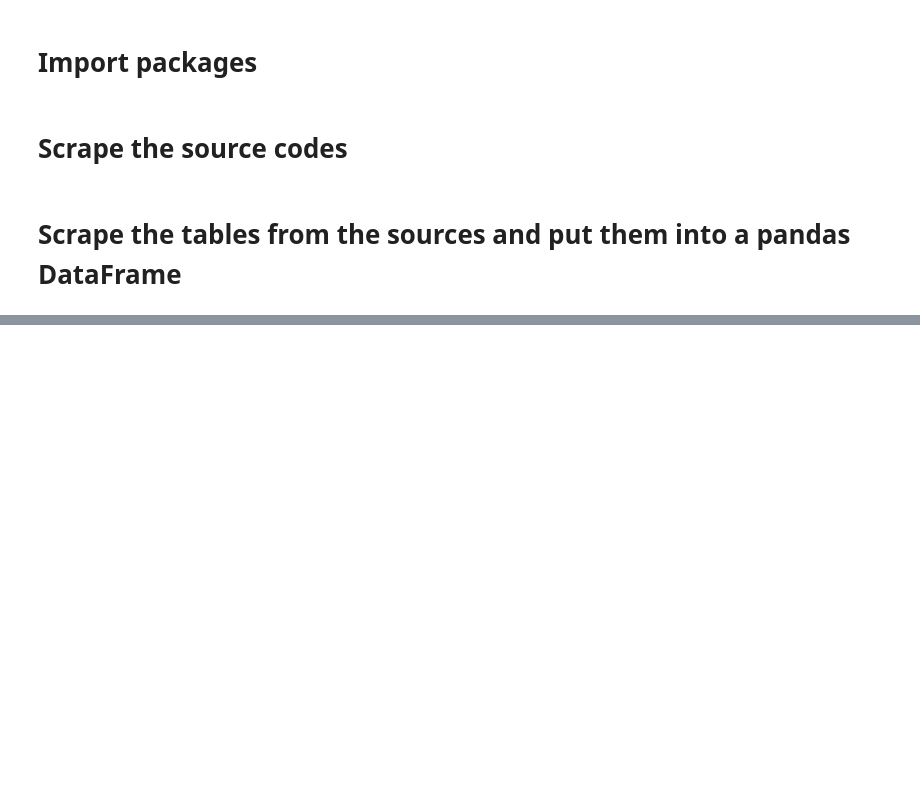
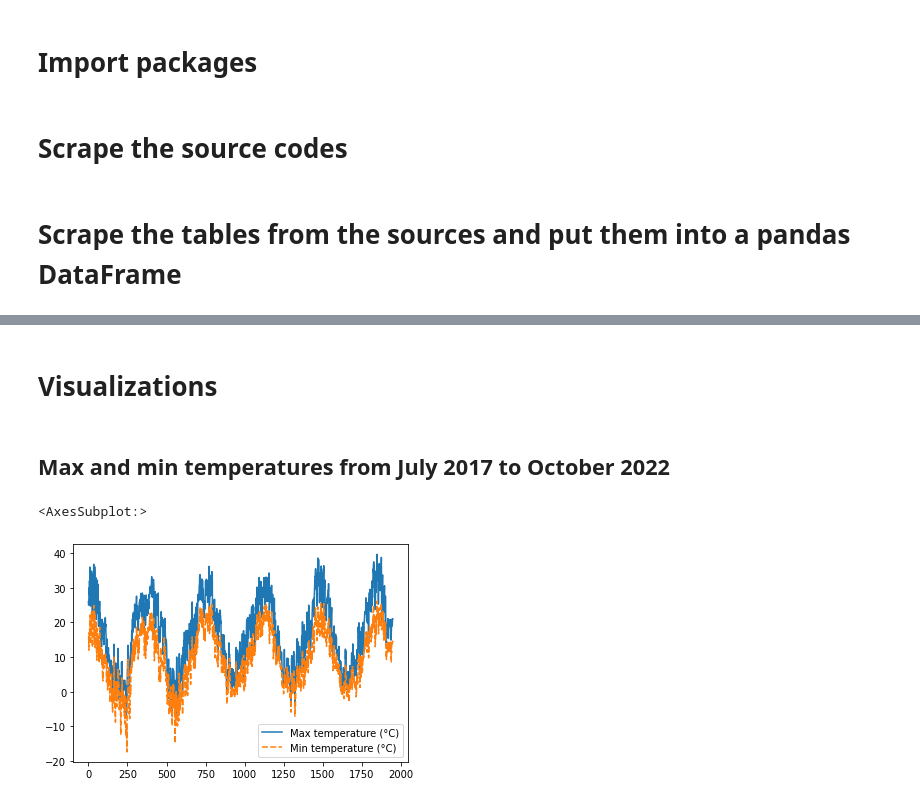
Before and after one commit to qwerty6601/Weather_Prediction_DS, a Jupyter notebook: bp_weather_webscraping.ipynb, the cells around one changed output, grey strips where cells are left out. Drawn from its saved outputs; the diff is of its cells as text; code cells hidden in the pictures; blank space fills up the shorter version.

Commit message:
small changes, added visualizations

```diff
--- a/bp_weather_webscraping.ipynb
+++ b/bp_weather_webscraping.ipynb
@@ -82,0 +81,8 @@ bpweatherdf.head(50)
+# %%
+bpweatherdf.rename(columns={'Nap': 'Date'}, inplace=True)
+bpweatherdf.rename(columns={'Tmax  [°C]': 'Max temperature (°C)'}, inplace=True)
+bpweatherdf.rename(columns={'Tmin  [°C]': 'Min temperature (°C)'}, inplace=True)
+bpweatherdf.rename(columns={'Szél \t[m/s]': 'Wind (m/s)'}, inplace=True)
+bpweatherdf.rename(columns={'Csapadék \t[mm]': 'Precipitation (mm)'}, inplace=True)
+
+bpweatherdf['Date'] = bpweatherdf['Date'].apply(lambda x: x[0:10])
@@ -83,2 +103,12 @@ bpweatherdf.head(50)
 # %%
 bpweatherdf.to_csv('bp_weather_data.csv', index = False)
+# %% [markdown]
+# Visualizations
+# %% [markdown]
+## Max and min temperatures from July 2017 to October 2022
+# %%
+temperatures = bpweatherdf[['Date', 'Max temperature (°C)', 'Min temperature (°C)']]
+sns.lineplot(data=temperatures)
+# %% [output]
+<AxesSubplot:>
+[figure, added]
```
Also changed, not shown: parts of 12 cells of this notebook, 1 other file.
